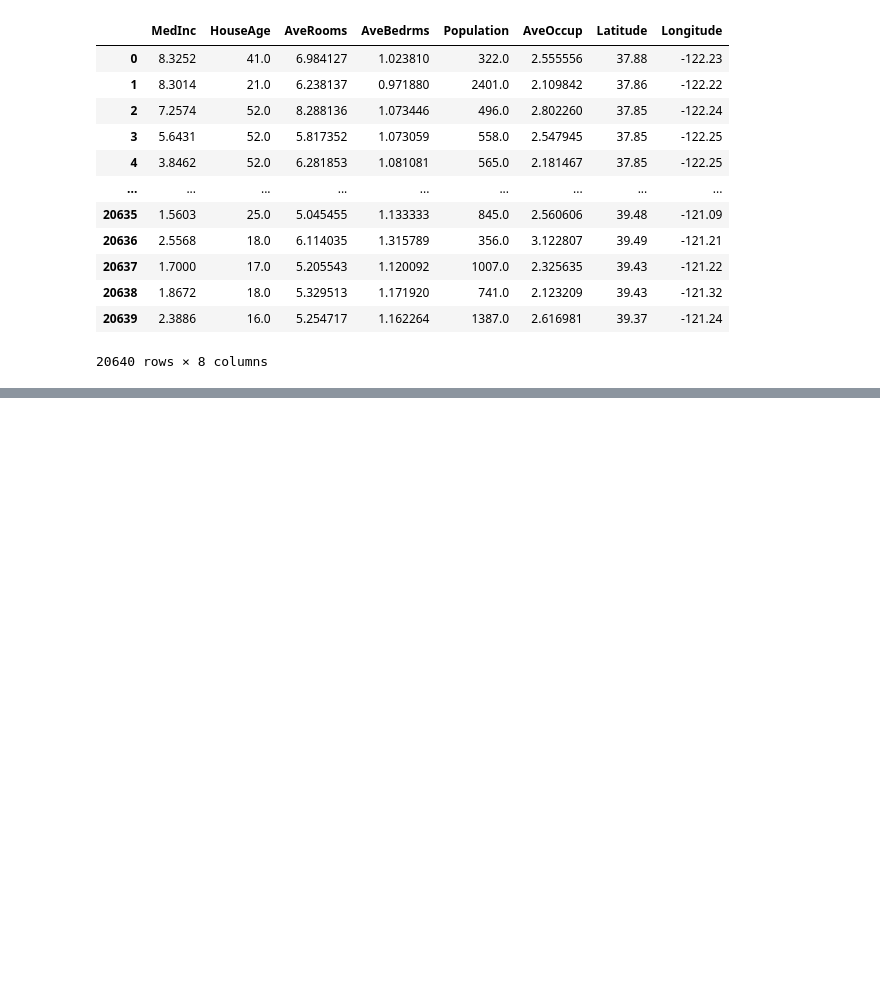
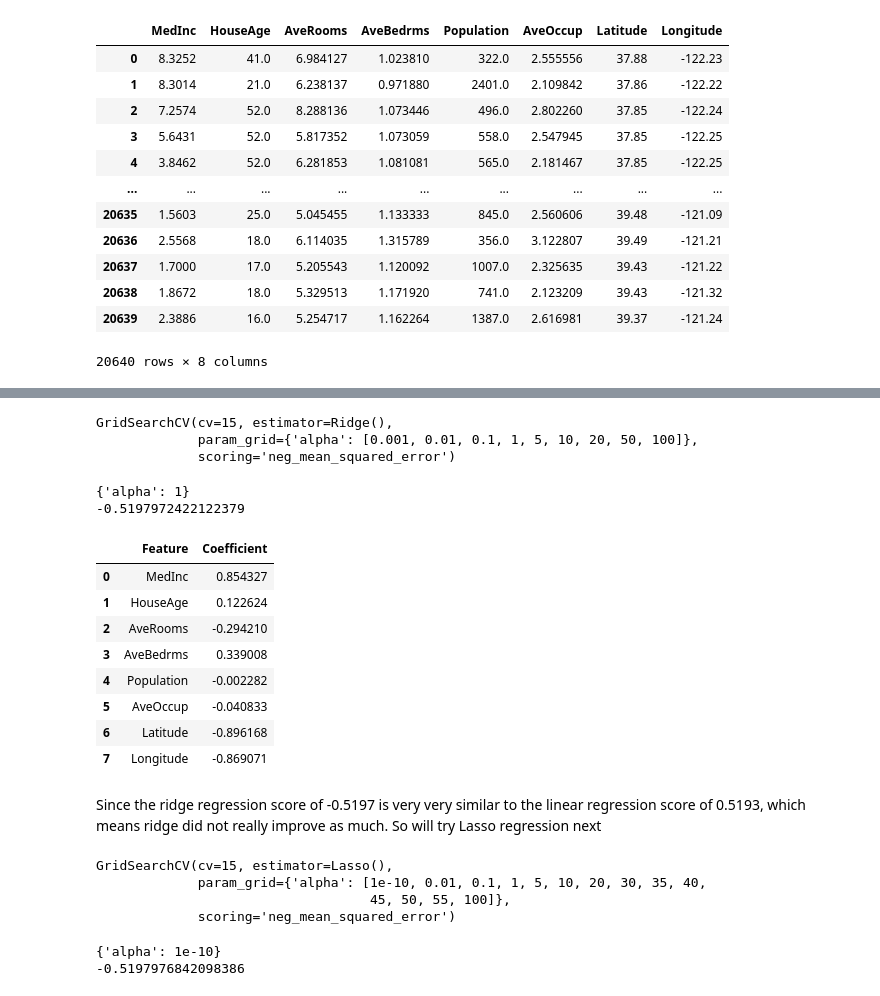
Before and after one commit to hcorbat1/Machine-Learning-Enhancement, a Jupyter notebook: ML preactice on linear & logistic regressions.ipynb, the cells around one changed output, grey strips where cells are left out. Drawn from its saved outputs; the diff is of its cells as text; code cells hidden in the pictures; blank space fills up the shorter version.

```diff
--- a/ML preactice on linear & logistic regressions.ipynb
+++ b/ML preactice on linear & logistic regressions.ipynb
@@ -105,3 +149,40 @@ print(mean_rmse)
 # Ridge Regression
 from sklearn.linear_model import Ridge
 from sklearn.model_selection import GridSearchCV
+# %%
+# Ridge Regression with GridSearchCV
+ridge = Ridge()
+ridge_params = {'alpha':[1e-3, 1e-2, 0.1, 1, 5, 10, 20, 50, 100]}
+ridge_grid = GridSearchCV(ridge, ridge_params, scoring='neg_mean_squared_error', cv=15)
+ridge_grid.fit(X_train_scaled, y_train)
+# %% [output]
+GridSearchCV(cv=15, estimator=Ridge(),
+             param_grid={'alpha': [0.001, 0.01, 0.1, 1, 5, 10, 20, 50, 100]},
+             scoring='neg_mean_squared_error')
+# %%
+print(ridge_grid.best_params_)
+print(ridge_grid.best_score_)
+# %% [output]
+{'alpha': 1}
+-0.5197972422122379
+# %%
+# Create a DataFrame with feature names and their coefficients
+ridge = Ridge(alpha=1.0)  # choose alpha
+ridge.fit(X_train_scaled, y_train)    # fit the model
+coef_table = pd.DataFrame({
+    'Feature': X.columns,       # column names
+    'Coefficient': ridge.coef_  # fitted coefficients
+})
+coef_table
+# %% [output]
+|  | Feature | Coefficient |
+| 0 | MedInc | 0.854327 |
+| 1 | HouseAge | 0.122624 |
+| 2 | AveRooms | -0.294210 |
+| 3 | AveBedrms | 0.339008 |
+| 4 | Population | -0.002282 |
+| 5 | AveOccup | -0.040833 |
+| 6 | Latitude | -0.896168 |
+| 7 | Longitude | -0.869071 |
+# %% [markdown]
+Since the ridge regression score of -0.5197 is very very similar to the linear regression score of 0.5193, which means ridge did not really improve as much. So will try Lasso regression next
@@ -107,0 +192,17 @@ from sklearn.model_selection import GridSearchCV
+# %%
+# Lasso Regression with GridSearchCV
+lasso = Lasso()
+lasso_params = {'alpha':[1e-10, 1e-2, 0.1, 1, 5, 10, 20,30,35,40,45,50,55,100]}
+lasso_grid = GridSearchCV(lasso, lasso_params, scoring='neg_mean_squared_error', cv=15)
+lasso_grid.fit(X_train_scaled, y_train)
+# %% [output]
+GridSearchCV(cv=15, estimator=Lasso(),
+             param_grid={'alpha': [1e-10, 0.01, 0.1, 1, 5, 10, 20, 30, 35, 40,
+                                   45, 50, 55, 100]},
+             scoring='neg_mean_squared_error')
+# %%
+print(lasso_grid.best_params_)
+print(lasso_grid.best_score_)
+# %% [output]
+{'alpha': 1e-10}
+-0.5197976842098386
```
Also changed, not shown: parts of 23 cells of this notebook.
